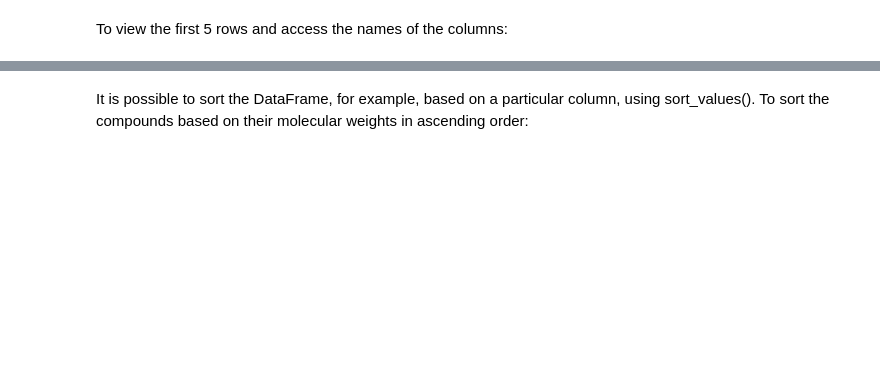
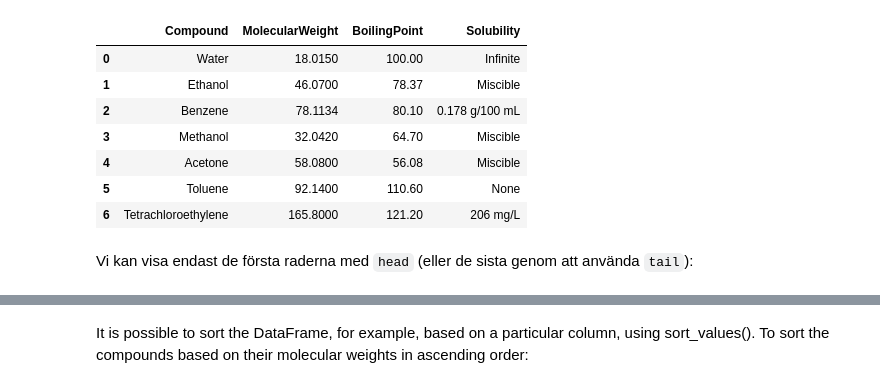
Before and after one commit to luchem/python_for_chemists, a Jupyter notebook: lectures/Lecture6.ipynb, the cells around one changed output, grey strips where cells are left out. Cells and saved outputs as stored; diff of their text form; code cells hidden in the pictures; blank space fills up the shorter version.

```diff
--- a/lectures/Lecture6.ipynb
+++ b/lectures/Lecture6.ipynb
@@ -20,3 +34,14 @@ df = pd.DataFrame(data)
-# %% [markdown]
-To  view the first 5 rows and access the names of the columns:
+# %%
+df
+# %% [output]
+|  | Compound | MolecularWeight | BoilingPoint | Solubility |
+| 0 | Water | 18.0150 | 100.00 | Infinite |
+| 1 | Ethanol | 46.0700 | 78.37 | Miscible |
+| 2 | Benzene | 78.1134 | 80.10 | 0.178 g/100 mL |
+| 3 | Methanol | 32.0420 | 64.70 | Miscible |
+| 4 | Acetone | 58.0800 | 56.08 | Miscible |
+| 5 | Toluene | 92.1400 | 110.60 | None |
+| 6 | Tetrachloroethylene | 165.8000 | 121.20 | 206 mg/L |
+# %% [markdown]
+Vi kan visa endast de första raderna med `head` (eller de sista genom att använda `tail`):
 # %%
```
Also changed, not shown: parts of 65 cells of this notebook, 2 other files.
